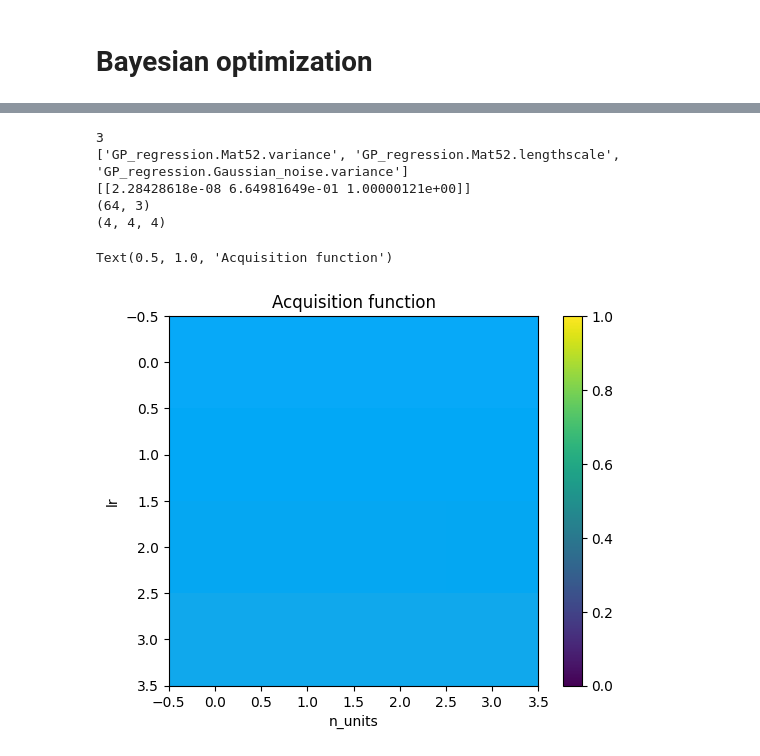
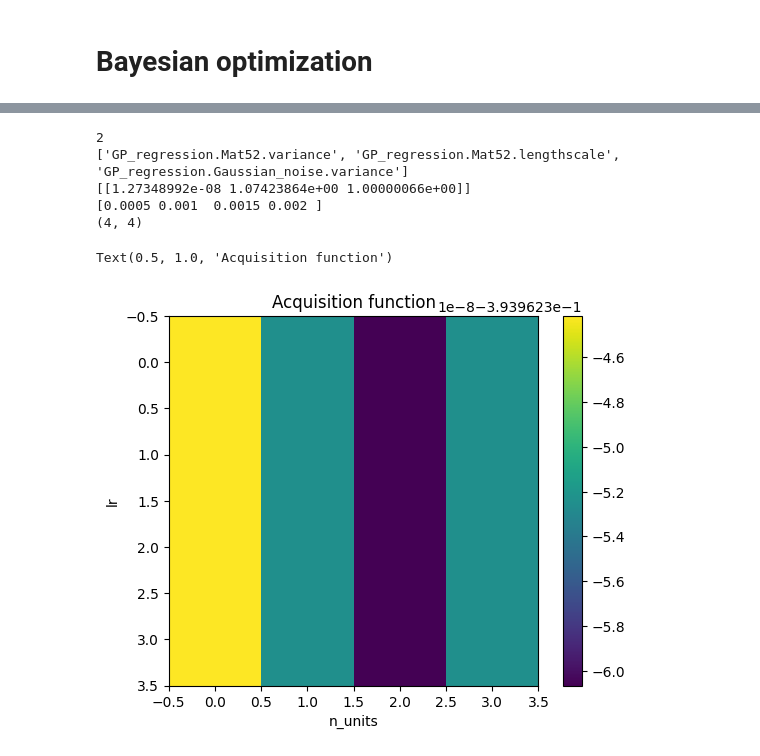
Before and after one commit to jozgu/02463_miniproject01_CIFAR10, a Jupyter notebook: CNN.ipynb, the cells around one changed output, grey strips where cells are left out. Drawn from its saved outputs; the diff is of its cells as text; code cells hidden in the pictures.

```diff
--- a/CNN.ipynb
+++ b/CNN.ipynb
@@ -203,28 +192,25 @@ def objective_function(params:dict):
         params = params[0]
         n_units = int(params[0])
         lr = params[1]
-        momentum = params[2]
     else:
         n_units = params["n_units"]
         lr = params["lr"]
-        momentum = params["momentum"]
-        n_epochs = params["n_epochs"] if "n_epochs" in params else 1
+        n_epochs = params["n_epochs"] if "n_epochs" in params else 10
 
 
-    print(f"n_units: {n_units}, lr: {lr}, n_epochs: {n_epochs}, momentum: {momentum}")
+    print(f"n_units: {n_units}, lr: {lr}, n_epochs: {n_epochs}")
 
 
     net = Net(n_units)
     criterion = nn.CrossEntropyLoss()
-    optimizer = optim.SGD(net.parameters(), lr=lr, momentum=momentum)
+    optimizer = optim.SGD(net.parameters(), lr=lr, momentum=0.9)
     train_net(net, trainloader, criterion, optimizer, num_epochs=n_epochs)
     accuracy = test_net(net, testloader)
 
 
     return -accuracy
 
-
-# acc = objective_function() # Warm up
+#acc = objective_function() # Warm up
 # %% [markdown]
 # Random Search
 # %%
@@ -260,10 +246,9 @@ ValueError: Mime type rendering requires nbformat>=4.2.0 but it is not installed
 # Bayesian optimization
 # %%
 opt = GPyOpt.methods.BayesianOptimization(f = objective_function,   # function to optimize
-                                              domain = domain,         # box-constrains of the problem
-                                              acquisition_type = 'EI' ,      # Select acquisition function MPI, EI, LCB
+                                              domain = domain,         # box-constrains of the problem ,      # Select acquisition function MPI, EI, LCB
                                              )
 opt.acquisition.exploration_weight=0.5
 
-opt.run_optimization(max_iter = 2)
+opt.run_optimization(max_iter = 5, verbosity=True)
 # %% [output]
@@ -286,0 +273,4 @@ Accuracy of the network on the 10000 test images: 13.4 %
+# %%
+
+
+opt.run_optimization(max_iter = 15)
@@ -305,41 +300,41 @@ print(opt.model.input_dim)
 # the remaining 4 is because one-out-of-K encoding is using for the categorical variables max_features and criterion
 #we can also look at kernel parameters
 print(opt.model.get_model_parameters_names())
 #and get the current fitted values
 print(opt.model.get_model_parameters())
 #To get a plot of the acquisition function we use the function opt.acquisition.acquisition_function
 #first we define a sensible grid for the first to parameters
 #indexing='ij' ensures that x/y axes are not flipped (which is default):
 #we also add two extra axes for the categorical varibles and here fix these to 0 ('log2' and 'gini')
 #note that the acqusition function can actually take any value not only integers as it lives in the GP space (here 0.5 intervals)
 #and it is quite fast to evaluate - here in 40000 points
 n_units = np.array([64, 128, 256, 512])
 lr = np.array([0.5e-3, 1e-3, 1.5e-3, 2e-3])
-momentum = np.array([0.6, 0.7, 0.8, 0.9])
+print(lr)
 
-pgrid = np.array(np.meshgrid(n_units, lr, momentum, indexing='ij'))
-print(pgrid.reshape(3,-1).T.shape)
+pgrid = np.array(np.meshgrid(n_units, lr, [1], [0], [1], [0], indexing='ij'))
+#print(pgrid.reshape(6,-1).T.shape)
 #we then unfold the 4D array and simply pass it to the acqusition function
-acq_img = opt.acquisition.acquisition_function(pgrid.reshape(3,-1).T)
+acq_img = opt.acquisition.acquisition_function(pgrid.reshape(6,-1).T)
 
 #it is typical to scale this between 0 and 1:
-acq_img = (-acq_img - np.min(-acq_img))/(np.max(-acq_img - np.min(-acq_img)))
+#acq_img = (-acq_img - np.min(-acq_img))/(np.max(-acq_img - np.min(-acq_img)))
 #print(acq_img)
 #print(pgrid)
 #then fold it back into an image and plot
-acq_img = acq_img.reshape(pgrid[0].shape[:3])
+acq_img = acq_img.reshape(pgrid[0].shape[:2])
 print(acq_img.shape)
 plt.figure()
 plt.imshow(acq_img.T)
 plt.colorbar()
 plt.xlabel('n_units')
 plt.ylabel('lr')
 plt.title('Acquisition function')
 # %% [output]
-3
+2
 ['GP_regression.Mat52.variance', 'GP_regression.Mat52.lengthscale', 'GP_regression.Gaussian_noise.variance']
-[[2.28428618e-08 6.64981649e-01 1.00000121e+00]]
-(64, 3)
-(4, 4, 4)
+[[1.27348992e-08 1.07423864e+00 1.00000066e+00]]
+[0.0005 0.001  0.0015 0.002 ]
+(4, 4)
 Text(0.5, 1.0, 'Acquisition function')
-[figure, old version]
+[figure, new version]
```
Also changed, not shown: parts of 11 cells of this notebook, 6 other files.
